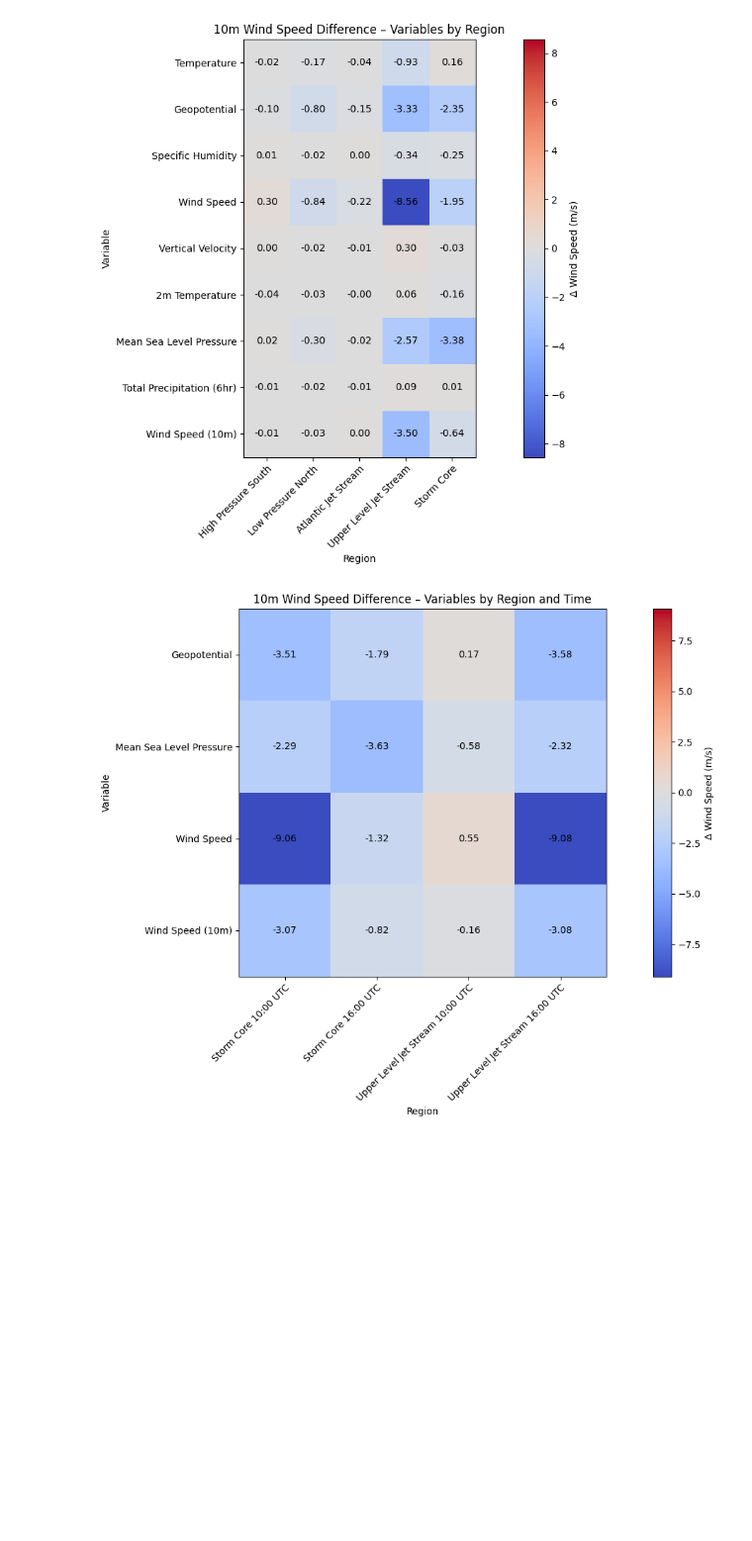
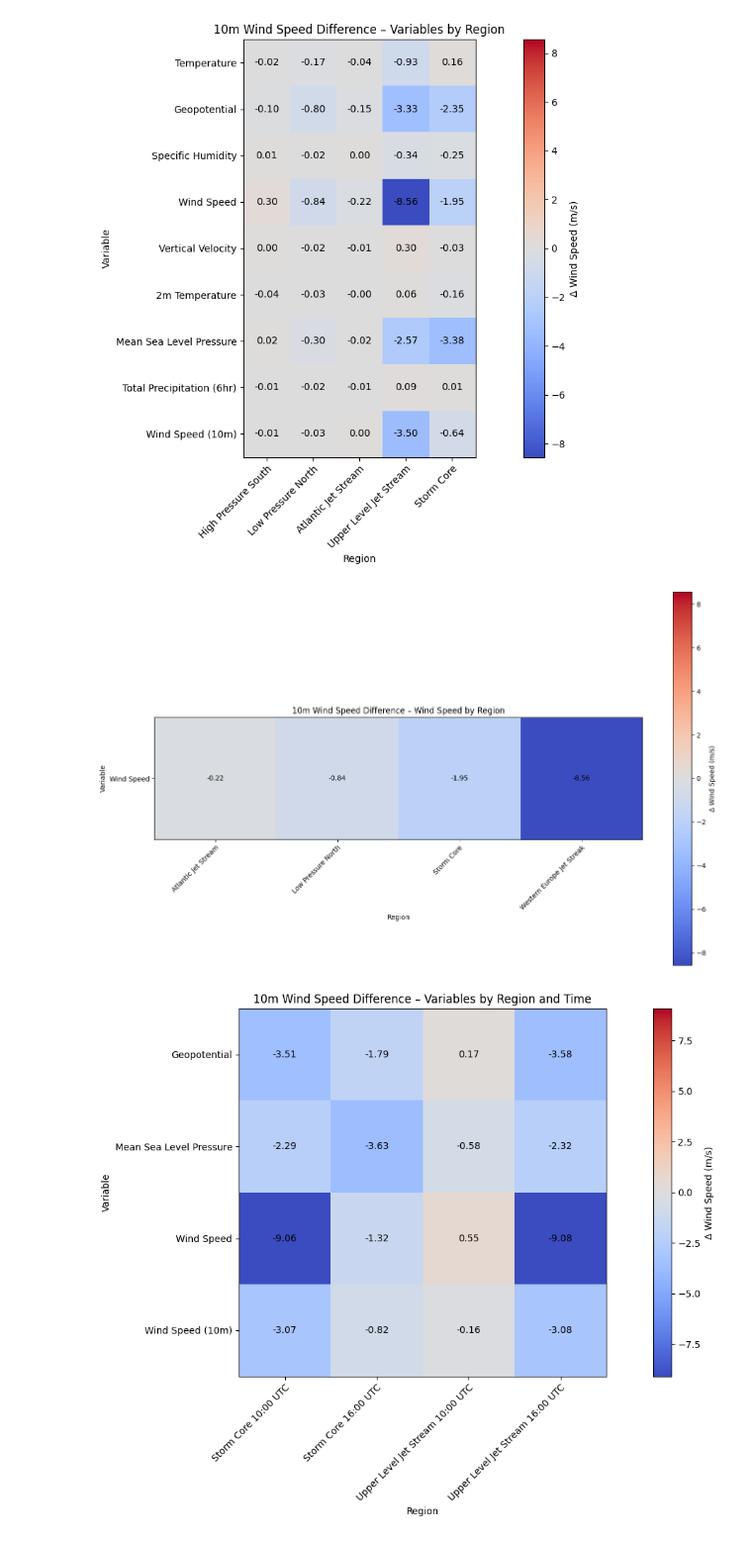
Before and after one commit to EStaELisa/graphcast-xai, a Jupyter notebook: jupiter_feature_occlusion/analyse_feature_occlusion_multiple_features.ipynb, the cells around one changed output. Shown at 99% size. Cells and saved outputs as stored; diff of their text form; code cells hidden in the pictures; blank space fills up the shorter version.

```diff
--- a/jupiter_feature_occlusion/analyse_feature_occlusion_multiple_features.ipynb
+++ b/jupiter_feature_occlusion/analyse_feature_occlusion_multiple_features.ipynb
@@ -266,6 +269,51 @@ plot_feature_grouped_heatmap(
 )
 # %% [output]
 [figure]
+# %%
+rename_map = {
+    # Surface Variables
+    "2m_temperature_levnone": "2m Temperature",
+    "mean_sea_level_pressure_levnone": "Mean Sea Level Pressure",
+    "total_precipitation_6hr_levnone": "Total Precipitation (6hr)",
+    "('10m_u_component_of_wind', '10m_v_component_of_wind')_levnone": "Wind Speed (10m)",
+
+    # Atmospheric Variables
+    "geopotential_levnone": "Geopotential",
+    "temperature_levnone": "Temperature",
+    "specific_humidity_levnone": "Specific Humidity",
+    "('u_component_of_wind', 'v_component_of_wind')_levnone": "Wind Speed",
+    "vertical_velocity_levnone": "Vertical Velocity",
+
+    # Regions
+    "atlantic_jet_stream_tnone": "Atlantic Jet Stream",
+    "high_pressure_south_tnone": "High Pressure South",
+    "low_pressure_north_tnone": "Low Pressure North",
+    "dynamic_uljs_tnone": "Western Europe Jet Streak",
+    "storm_core_tnone": "Storm Core",
+}
+
+order = {
+    "Region": [
+        "Atlantic Jet Stream",
+        "Low Pressure North",
+        "Storm Core",
+        "Western Europe Jet Streak"
+    ],
+    "Variable": [
+        "Wind Speed"
+    ]
+}
+
+plot_feature_grouped_heatmap(
+    masked_folder="../data/feature_occlusion/region_variables_heatmap_bt",
+    reference_path=original_prediction_path,
+    group_x="Region",
+    title="10m Wind Speed Difference – Wind Speed by Region",
+    rename_map=rename_map,
+    order=order
+)
+# %% [output]
+[figure, added]
 # %%
 rename_map = {
     # Surface Variables
```
Also changed, not shown: parts of 10 cells of this notebook, 19 other files.
